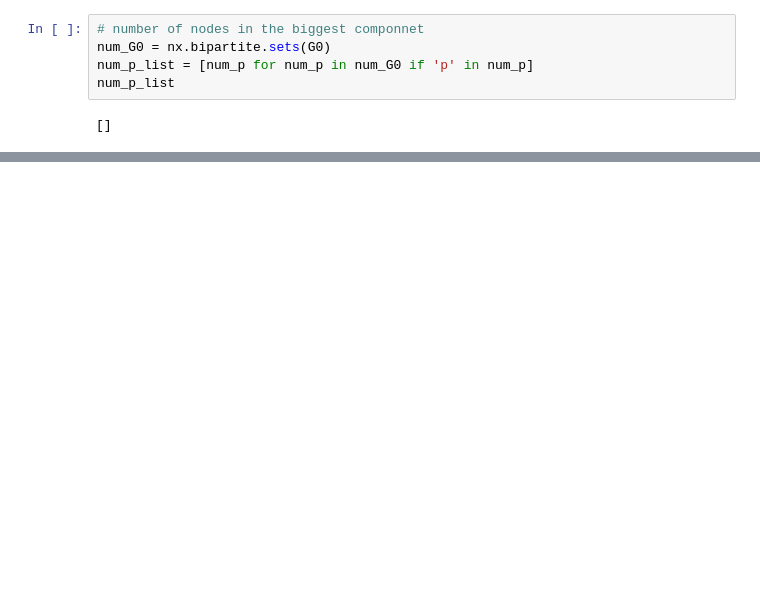
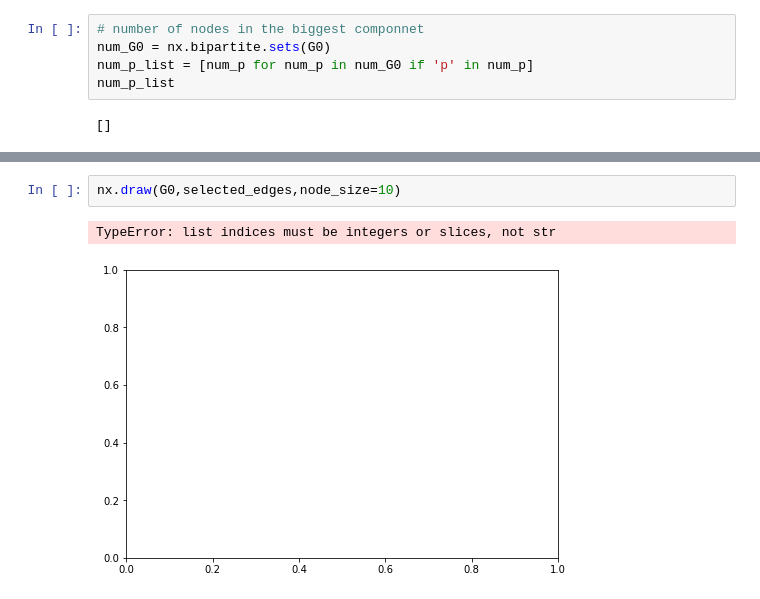
Before and after one commit to dmdequin/CrimeNetworkAnalysis, a Jupyter notebook: Notebooks/Maria.ipynb, the cells around one changed output, grey strips where cells are left out. Cells and saved outputs as stored; diff of their text form; blank space fills up the shorter version.

```diff
--- a/Notebooks/Maria.ipynb
+++ b/Notebooks/Maria.ipynb
@@ -89,0 +162,5 @@ cent = nx.betweenness_centrality
+# %%
+nx.draw(G0,selected_edges,node_size=10)
+# %% [output]
+TypeError: list indices must be integers or slices, not str
+[figure, added]
```
Also changed, not shown: parts of 21 cells of this notebook.
